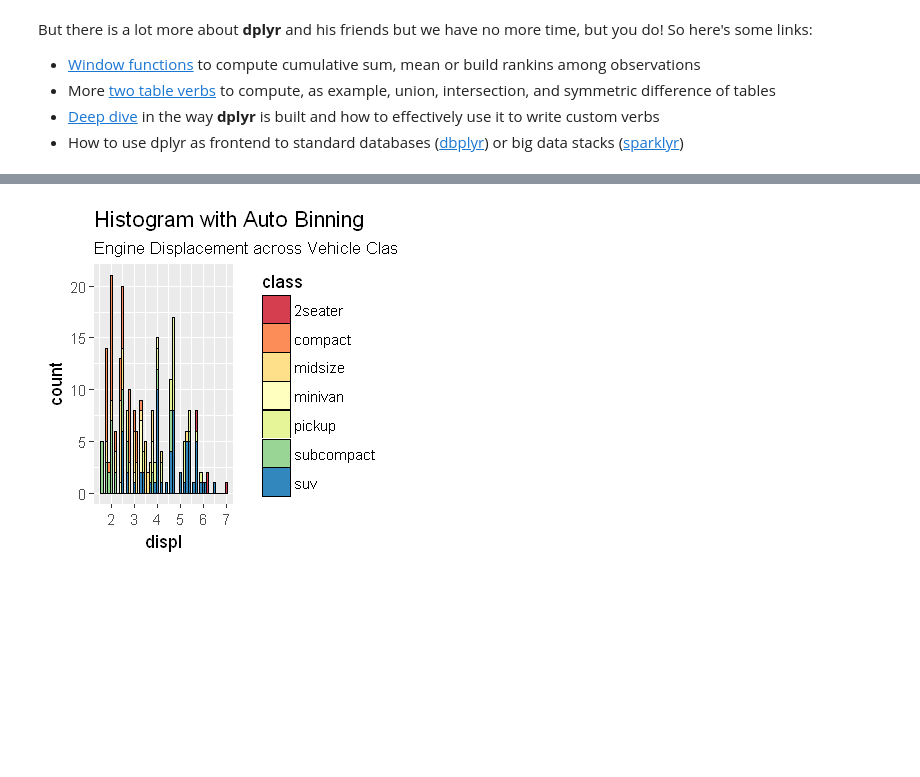
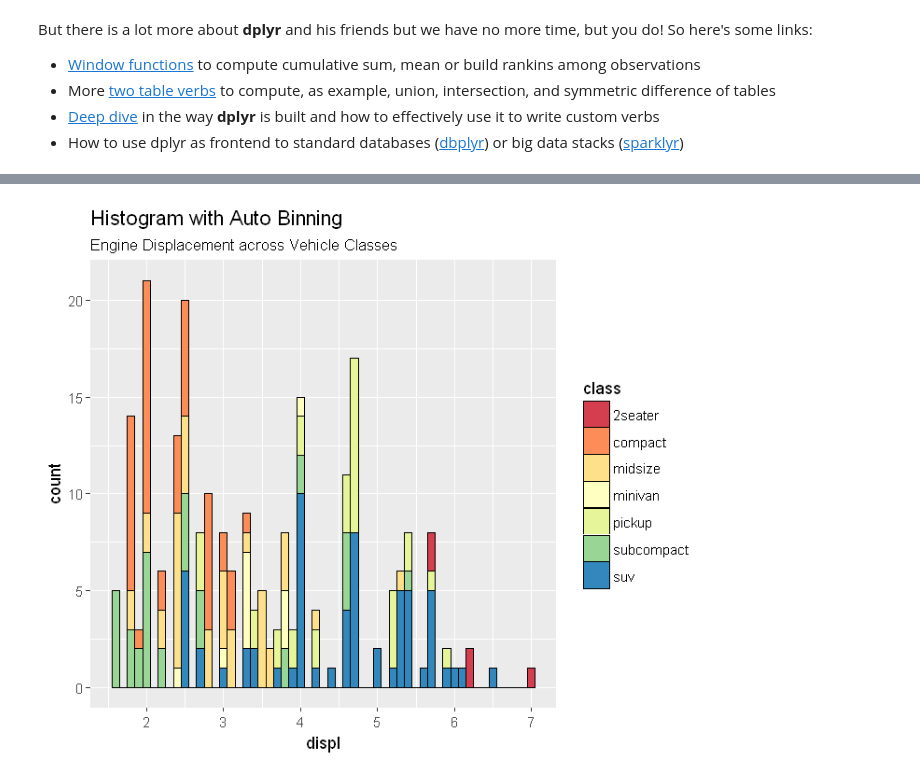
Before and after one commit to mmmlc/mlTeachings, a Jupyter notebook: lessons/one/1_intro_tidyverse.ipynb, the cells around one changed output, grey strips where cells are left out. Drawn from its saved outputs; the diff is of its cells as text; code cells hidden in the pictures; blank space fills up the shorter version.

Commit message:
Fixed plot size tidyverse

```diff
--- a/lessons/one/1_intro_tidyverse.ipynb
+++ b/lessons/one/1_intro_tidyverse.ipynb
@@ -242,11 +243,12 @@ In the following lessons we are going to use  ggplot extensively, if you have so
 
 In the following an example of its capabilities:
 # %%
+options(repr.plot.width=6, repr.plot.height=5)
 mpg %>%  ggplot(aes(displ)) + scale_fill_brewer(palette = "Spectral") + geom_histogram(aes(fill=class),
                    binwidth = .1,
                    col="black",
                    size=.1) +  # change binwidth
   labs(title="Histogram with Auto Binning",
        subtitle="Engine Displacement across Vehicle Classes")
 # %% [output]
-[figure, old version]
+[figure, new version]
```
Also changed, not shown: parts of 1 cell of this notebook.
